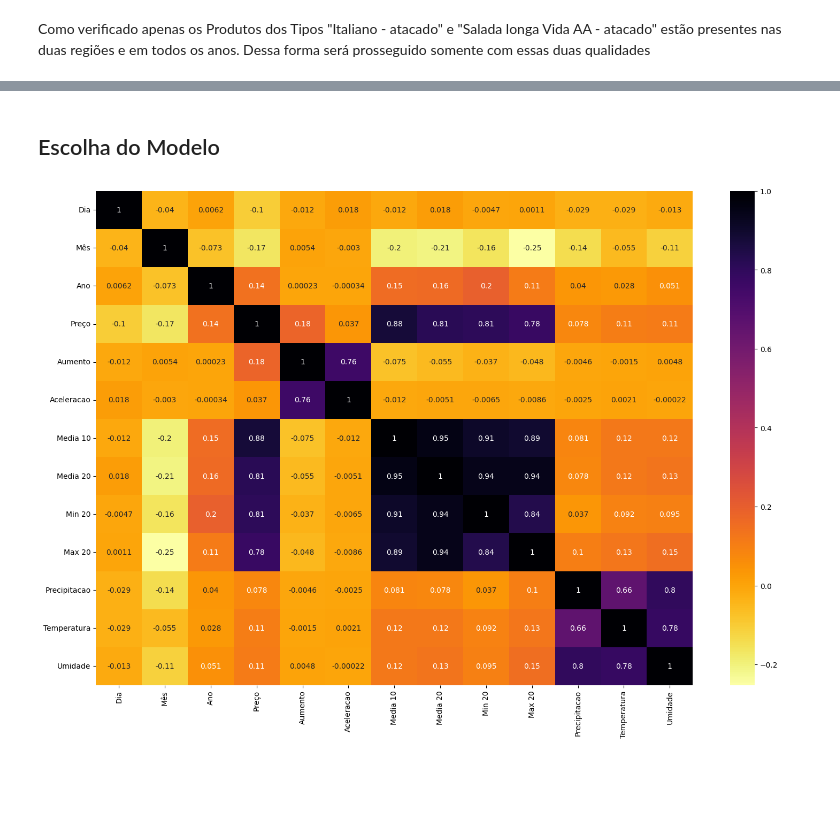
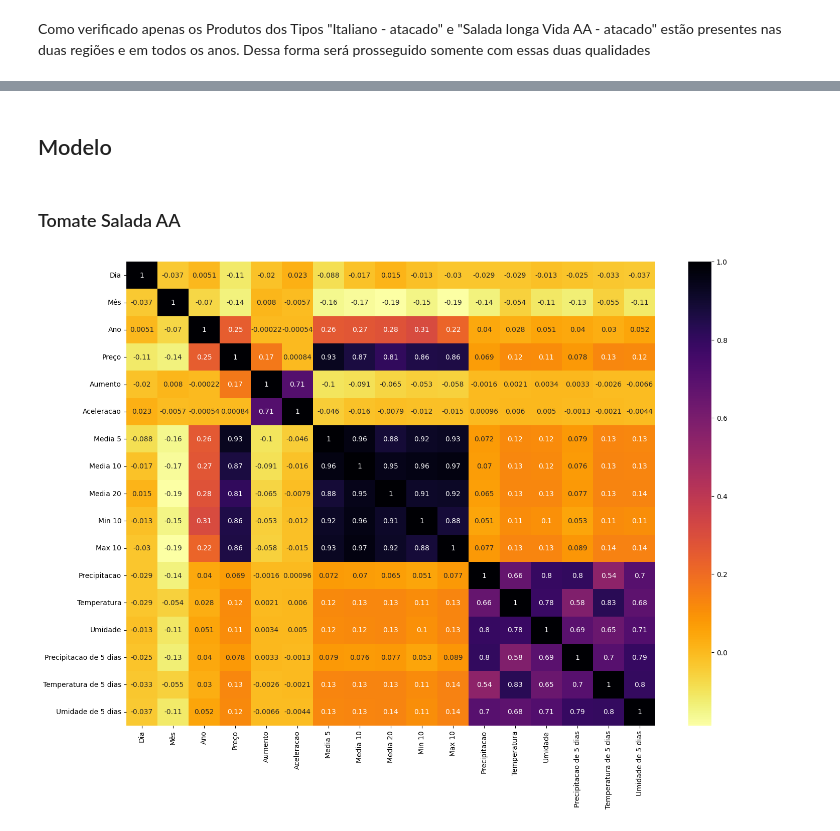
Before and after one commit to Arilson-X/C318-tomato-price-forecast, a Jupyter notebook: Apresentação_C318.ipynb, the cells around one changed output, grey strips where cells are left out. Saved outputs shown, nothing was run; the diff lists cells and outputs as text; code cells hidden in the pictures; blank space fills up the shorter version.

```diff
--- a/Apresentação_C318.ipynb
+++ b/Apresentação_C318.ipynb
@@ -129,10 +129,8 @@ def aumento_e_acelaracao(df):
             df_tratado = pd.concat([df_tratado,dataframe],ignore_index=True)
     return df_tratado
 # %%
-df.drop_duplicates(inplace = True)
 df = escalona_df(df)
 df = aumento_e_acelaracao(df)
-df.drop(axis=1,columns=['index','Moeda'],inplace=True)
 df.info()
 # %% [output]
 <class 'pandas.core.frame.DataFrame'>
@@ -286,18 +227,17 @@ memory usage: 1.5+ MB
 # %%
 def calc_media_movel(df):
+  df["Media 5"] = df["Preço"].rolling(window=5).mean()
   df["Media 10"] = df["Preço"].rolling(window=10).mean()
   df["Media 20"] = df["Preço"].rolling(window=20).mean()
   return df
 
 def calc_min_max(df):
-  df["Min 20"] = df["Preço"].rolling(window=20).min()
-  df["Max 20"] = df["Preço"].rolling(window=20).max()
+  df["Min 10"] = df["Preço"].rolling(window=10).min()
+  df["Max 10"] = df["Preço"].rolling(window=10).max()
   return df
 
 def set_data_index(df):
   df['Data'] = pd.to_datetime(df['Data'], format='%Y-%m-%d')
-  # df = df.set_index(pd.DatetimeIndex(df['Data'].values))
-  # df.drop('Data', axis=1,inplace=True)
   return df
 
 def convert_columns(df):
@@ -309,6 +249,18 @@ def convert_columns(df):
 def clima():
   df_clima = pd.read_csv('clima.csv')
   df_clima['Data'] = pd.to_datetime(df_clima['Data'], format='%Y-%m-%d')
+  df_clima = df_clima.set_index(pd.DatetimeIndex(df_clima['Data'].values))
+  df_clima_shifted = df_clima_shifted = pd.read_csv('clima.csv')
+  df_clima_shifted['Data'] = pd.to_datetime(df_clima_shifted['Data'], format='%Y-%m-%d')
+  df_clima_shifted = df_clima_shifted.set_index(pd.DatetimeIndex(df_clima_shifted['Data'].values))
+  df_clima_shifted = df_clima_shifted.shift(periods=-5)
+  df_clima_shifted.drop(axis=1,columns=['Data'],inplace=True)
+  df_clima_shifted = df_clima_shifted.rename(columns={
+      'Precipitacao':'Precipitacao de 5 dias',
+      'Temperatura':'Temperatura de 5 dias',
+      'Umidade':'Umidade de 5 dias'
+  })
+  df_clima = pd.merge(df_clima,df_clima_shifted,left_index=True, right_index=True)
   return df_clima
 
 def format_df(df):
@@ -316,11 +268,12 @@ def format_df(df):
   df = calc_min_max(df)
   df = convert_columns(df)
   df = set_data_index(df)
-  df.drop(axis=1,columns=['Produto','Região','Unidade'],inplace=True)
+  df.drop(axis=1,columns=['index','Moeda','Produto','Região','Unidade'],inplace=True)
   df = df.loc[df['Ano'] > 2014]
   df_clima = clima()
   df = pd.merge(df, df_clima, on='Data')
   df.fillna(method='backfill',inplace=True)
+  df.dropna(inplace=True)
   return df
 # %%
 df_sp_salada_AA = df_sao_paulo.loc[df_sao_paulo['Produto'] == "Salada longa vida AA - atacado"]
@@ -335,9 +284,11 @@ df_ca_italiano = format_df(df_ca_italiano)
 # %% [markdown]
-## Escolha do Modelo
+## Modelo
+# %% [markdown]
+### Tomate Salada AA
 # %%
-plt.figure(figsize=(18,12))
-sns.heatmap(df_sp_italiano.corr(),annot=True,cmap="inferno_r")
+plt.figure(figsize=(17,12))
+sns.heatmap(df_sp_salada_AA.corr(),annot=True,cmap="inferno_r")
 plt.show()
 # %% [output]
-[figure, old version]
+[figure, new version]
 # %%
```
Also changed, not shown: parts of 55 cells of this notebook.
